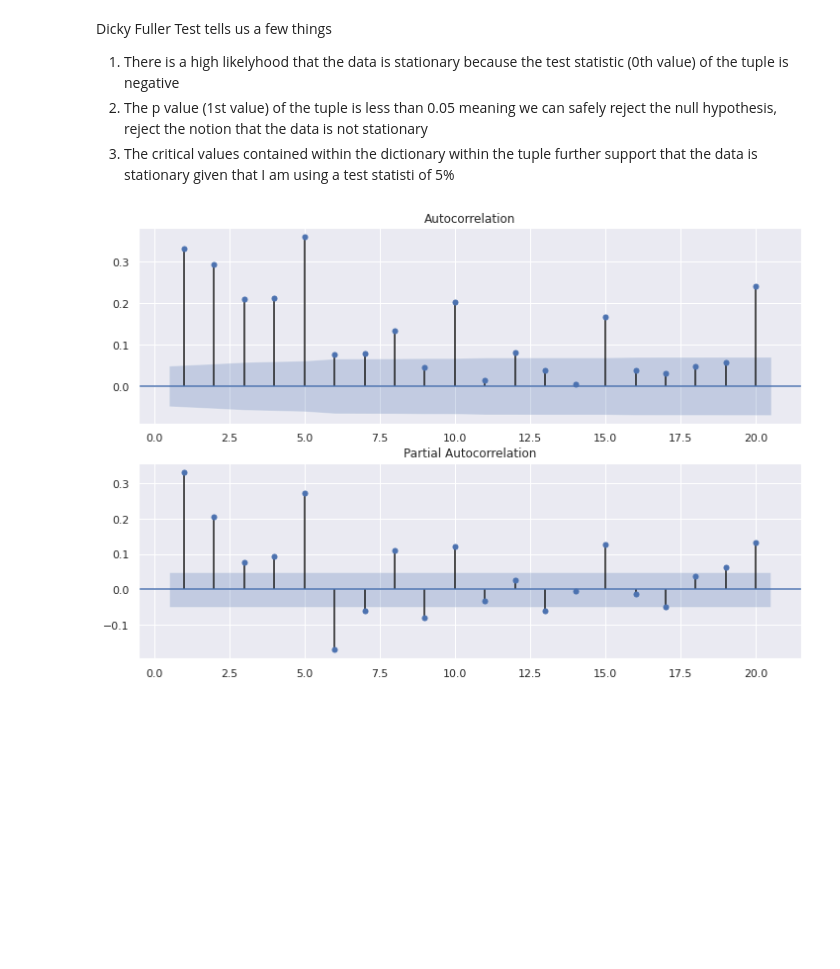
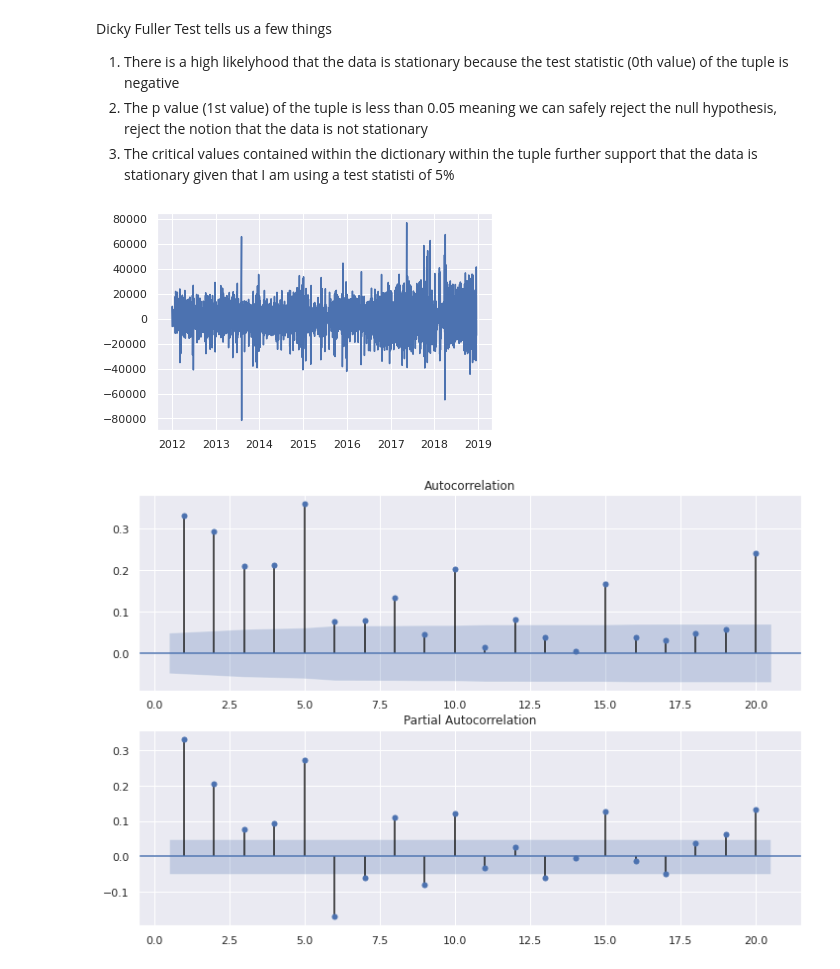
Before and after one commit to JonHaz/Capstone-2-LVMH-Sales-in-Iowa, a Jupyter notebook: LVMH_Capstone_Two_Modeling.ipynb, the cells around one changed output. Cells and saved outputs as stored; diff of their text form; code cells hidden in the pictures; blank space fills up the shorter version.

```diff
--- a/LVMH_Capstone_Two_Modeling.ipynb
+++ b/LVMH_Capstone_Two_Modeling.ipynb
@@ -348,6 +348,11 @@ X = df_arima.index
 y= df_arima
 
 X_train, X_test, y_train, y_test = train_test_split(X, y,test_size=test_size, shuffle= False)
+# %%
+plt.plot(y_train.index,y_train['sale_dollars'].diff())
+plt.show()
+# %% [output]
+[figure, added]
 # %%
 #determine the model order by plotting the acf and pacf
 from statsmodels.graphics.tsaplots import plot_acf, plot_pacf
```
Also changed, not shown: parts of 19 cells of this notebook.
